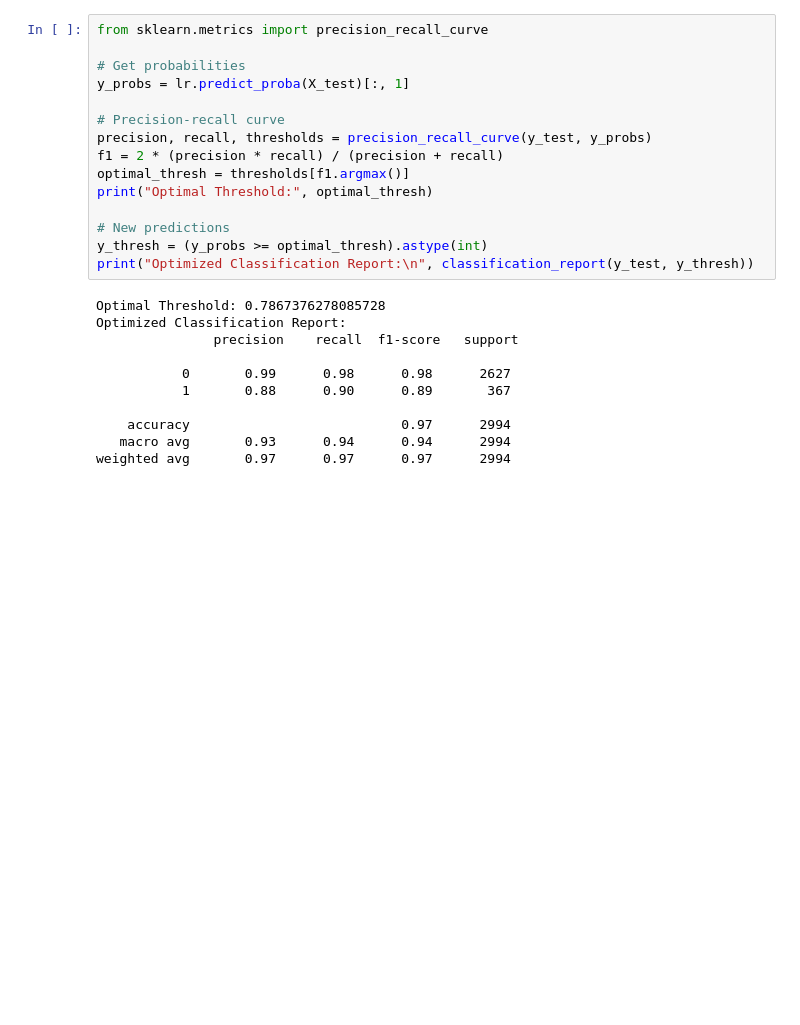
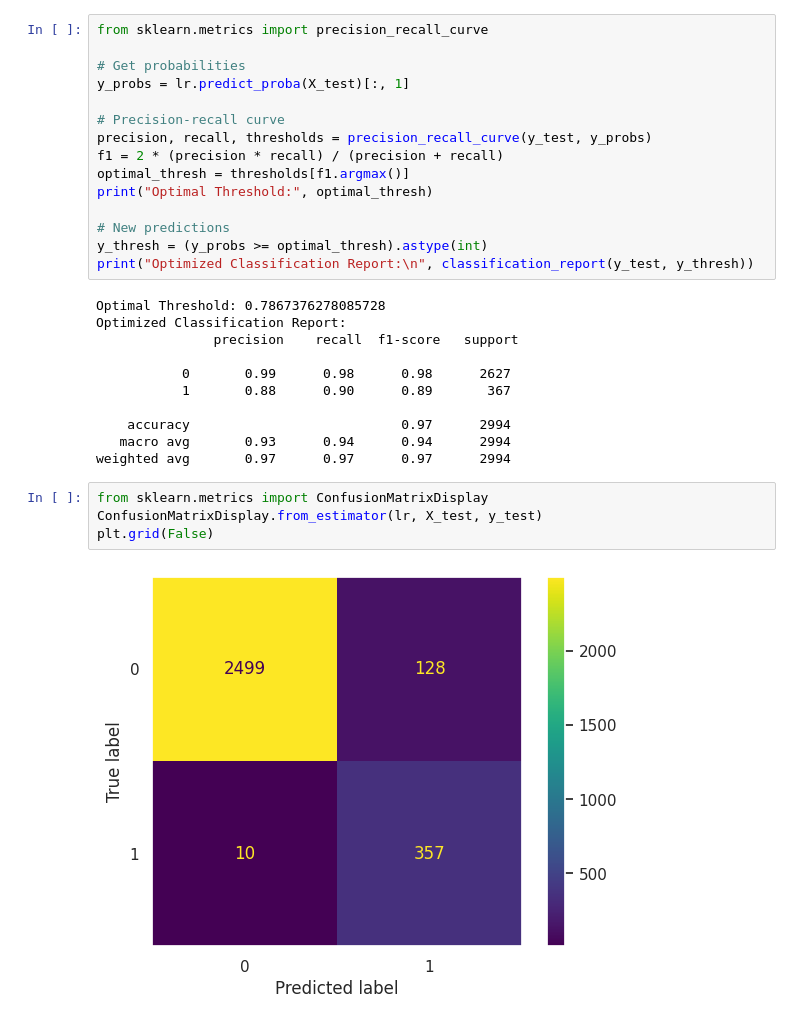
Before and after one commit to kasimkhan06/Disaster-Sentinel-Machine-Learning, a Jupyter notebook: train_logistic.ipynb, the cells around one changed output. Cells and saved outputs as stored; diff of their text form; blank space fills up the shorter version.

```diff
--- a/train_logistic.ipynb
+++ b/train_logistic.ipynb
@@ -161,3 +161,9 @@ Optimized Classification Report:
     accuracy                           0.97      2994
    macro avg       0.93      0.94      0.94      2994
 weighted avg       0.97      0.97      0.97      2994
+# %%
+from sklearn.metrics import ConfusionMatrixDisplay
+ConfusionMatrixDisplay.from_estimator(lr, X_test, y_test)
+plt.grid(False)
+# %% [output]
+[figure, added]
```
Also changed, not shown: 5 other files.
